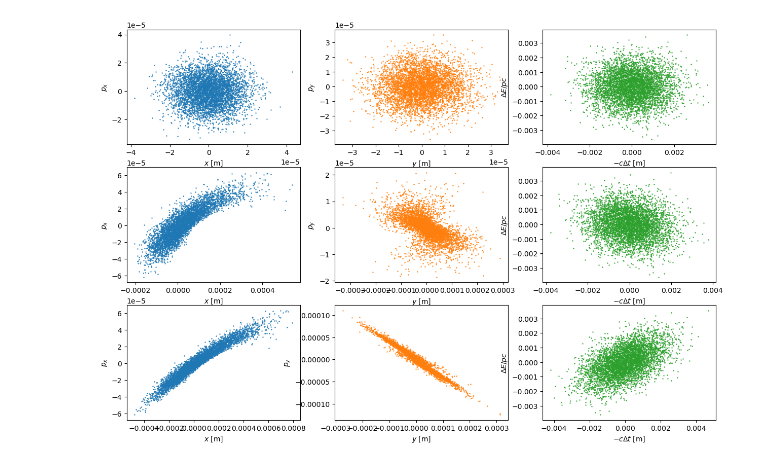
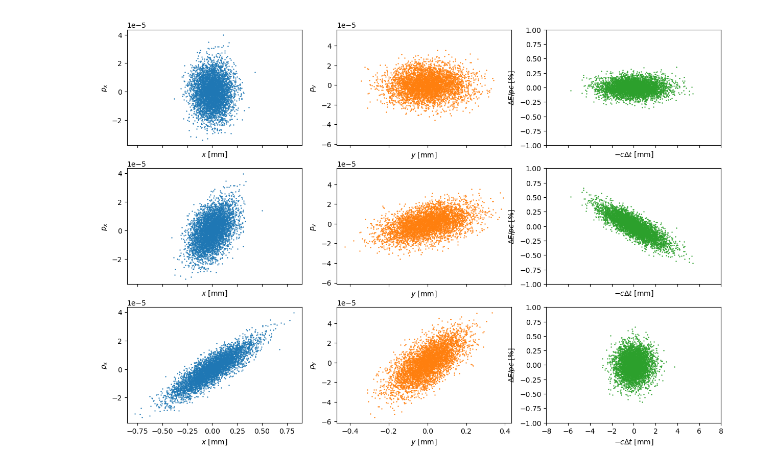
Before and after one commit to sebastiankalos/JAI_project, a Jupyter notebook: bunch_compressor.ipynb, the cells around one changed output. Cells and saved outputs as stored; diff of their text form; code cells hidden in the pictures.

```diff
--- a/bunch_compressor.ipynb
+++ b/bunch_compressor.ipynb
@@ -8,7 +8,7 @@ from matplotlib.patches import Patch
 from matplotlib.patches import Rectangle
 # %%
 #open twiss.out and read line by line, store each line as a string in a list
-filename = "madx_scripts/eL2L2.out"
+filename = "madx_scripts/BC.out"
 copy_lines=[]
 with open(filename) as f: #open and read the file
     lines = f.readlines()
@@ -164,30 +163,33 @@ for i in range(52,len(copy_lines)-1): #53rd line in the file is the first releva
 # %%
-fig, ax = plt.subplots(nrows=3, ncols=3,figsize=(15,10))
+fig, ax = plt.subplots(nrows=3, ncols=3,figsize=(15,10),sharex='col',sharey='col')
 m_s=0.5 #markersize andle
 x_color = 'tab:blue'
 y_color = 'tab:orange'
 t_color = 'tab:green'
 
-ax[0,0].scatter(x_0,px_0,s=m_s,color=x_color)
-ax[1,0].scatter(x,px,s=m_s,color=x_color)
-ax[2,0].scatter(x_e,px_e,s=m_s,color=x_color)
+ax[0,0].scatter(x_0*1e3,px_0,s=m_s,color=x_color)
+ax[1,0].scatter(x*1e3,px,s=m_s,color=x_color)
+ax[2,0].scatter(x_e*1e3,px_e,s=m_s,color=x_color)
 
-ax[0,1].scatter(y_0,py_0,s=m_s,color=y_color)
-ax[1,1].scatter(y,py,s=m_s,color=y_color)
-ax[2,1].scatter(y_e,py_e,s=m_s,color=y_color)
+ax[0,1].scatter(y_0*1e3,py_0,s=m_s,color=y_color)
+ax[1,1].scatter(y*1e3,py,s=m_s,color=y_color)
+ax[2,1].scatter(y_e*1e3,py_e,s=m_s,color=y_color)
 
-ax[0,2].scatter(T_0,PT_0,s=m_s,color=t_color)
-ax[1,2].scatter(T,PT,s=m_s,color=t_color)
-ax[2,2].scatter(T_e,PT_e,s=m_s,color=t_color)
+ax[0,2].scatter(T_0*1e3,PT_0*100,s=m_s,color=t_color)
+ax[1,2].scatter(T*1e3,PT*100,s=m_s,color=t_color)
+ax[2,2].scatter(T_e*1e3,PT_e*100,s=m_s,color=t_color)
+
+ax[0,2].set_xlim(-8,8)
+ax[0,2].set_ylim(-1,1)
 
 for i in range(3):
-    ax[i,0].set_xlabel(r"$x$ [m]")
+    ax[i,0].set_xlabel(r"$x$ [mm]")
     ax[i,0].set_ylabel(r"$p_x$")
-    ax[i,1].set_xlabel(r"$y$ [m]")
+    ax[i,1].set_xlabel(r"$y$ [mm]")
     ax[i,1].set_ylabel(r"$p_y$")
-    ax[i,2].set_xlabel(r"$-c\Delta t$ [m]")
-    ax[i,2].set_ylabel(r"$\Delta E/pc$")
+    ax[i,2].set_xlabel(r"$-c\Delta t$ [mm]")
+    ax[i,2].set_ylabel(r"$\Delta E/pc$ [%]")
 
 plt.savefig('jupyter_plots/phase_space_tracking.jpg', bbox_inches='tight')
 # %% [output]
-[figure, old version]
+[figure, new version]
```
Also changed, not shown: parts of 5 cells of this notebook, 11 other files.
